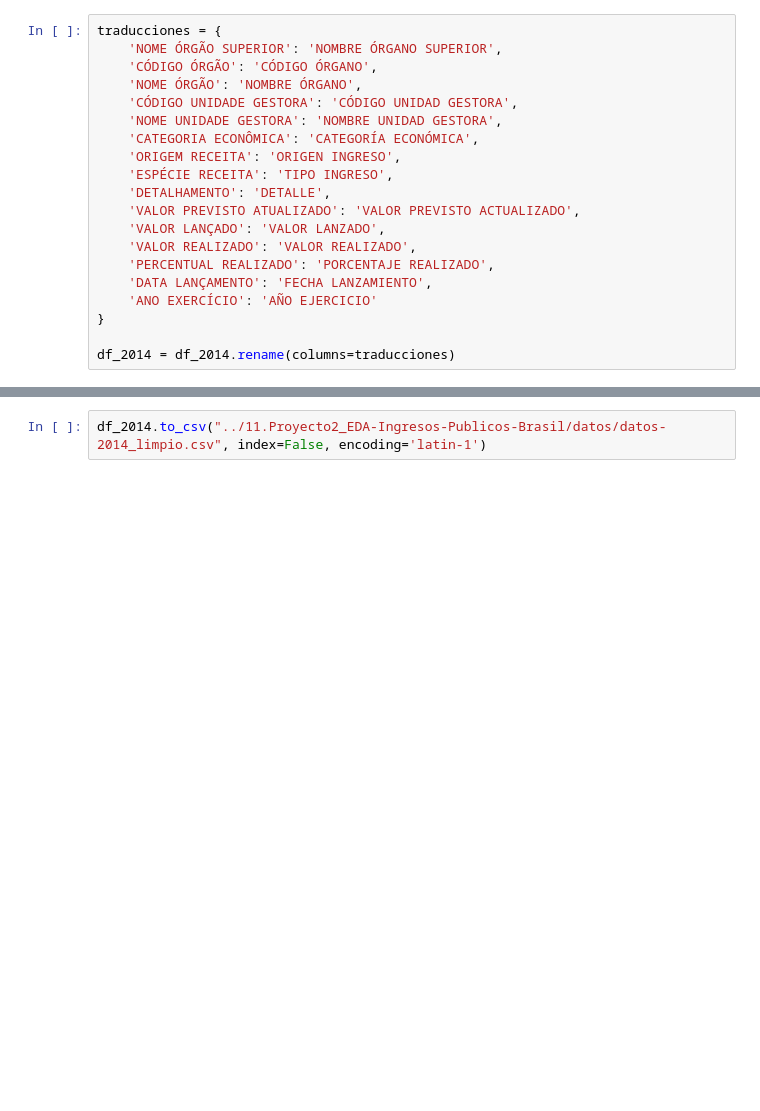
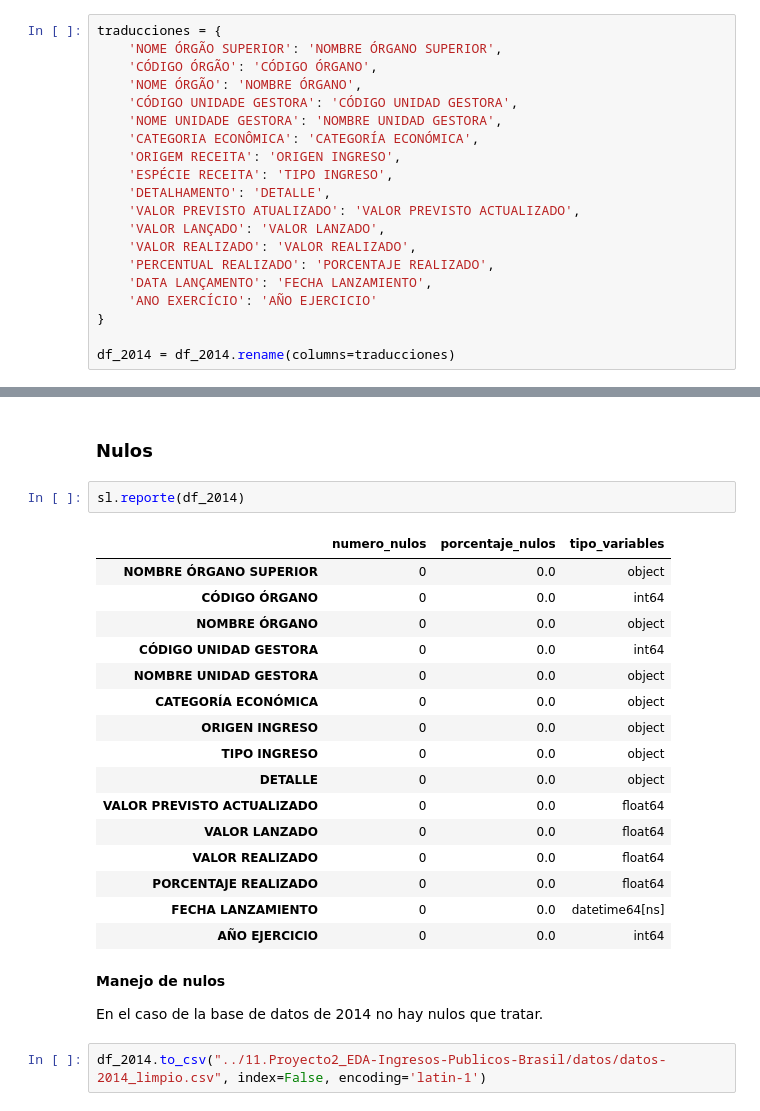
Before and after one commit to Gonzalo8julian/11.Proyecto2_EDA-Ingresos-Publicos-Brasil, a Jupyter notebook: 1.PROYECTO2_limpiezadatos.ipynb, the cells around one changed output, grey strips where cells are left out. Saved outputs shown, nothing was run; the diff lists cells and outputs as text; blank space fills up the shorter version.

```diff
--- a/1.PROYECTO2_limpiezadatos.ipynb
+++ b/1.PROYECTO2_limpiezadatos.ipynb
@@ -221,6 +242,31 @@ df_2014.head(1)
 |  | NOMBRE ÓRGANO SUPERIOR | CÓDIGO ÓRGANO | NOMBRE ÓRGANO | CÓDIGO UNIDAD GESTORA | ... |
 | CÓDIGO ÓRGÃO SUPERIOR |  |  |  |  | ... |
 | 63000 | Advocacia-Geral da União | 63000 | Advocacia-Geral da União - Unidad... | 110060 | ... |
+# %% [markdown]
+### Nulos
+# %%
+sl.reporte(df_2014)
+# %% [output]
+|  | numero_nulos | porcentaje_nulos | tipo_variables |
+| NOMBRE ÓRGANO SUPERIOR | 0 | 0.0 | object |
+| CÓDIGO ÓRGANO | 0 | 0.0 | int64 |
+| NOMBRE ÓRGANO | 0 | 0.0 | object |
+| CÓDIGO UNIDAD GESTORA | 0 | 0.0 | int64 |
+| NOMBRE UNIDAD GESTORA | 0 | 0.0 | object |
+| CATEGORÍA ECONÓMICA | 0 | 0.0 | object |
+| ORIGEN INGRESO | 0 | 0.0 | object |
+| TIPO INGRESO | 0 | 0.0 | object |
+| DETALLE | 0 | 0.0 | object |
+| VALOR PREVISTO ACTUALIZADO | 0 | 0.0 | float64 |
+| VALOR LANZADO | 0 | 0.0 | float64 |
+| VALOR REALIZADO | 0 | 0.0 | float64 |
+| PORCENTAJE REALIZADO | 0 | 0.0 | float64 |
+| FECHA LANZAMIENTO | 0 | 0.0 | datetime64[ns] |
+| AÑO EJERCICIO | 0 | 0.0 | int64 |
+# %% [markdown]
+**Manejo de nulos**
+
+En el caso de la base de datos de 2014 no hay nulos que tratar.
 # %%
 df_2014.to_csv("../11.Proyecto2_EDA-Ingresos-Publicos-Brasil/datos/datos-2014_limpio.csv", index=False, encoding='latin-1')
 # %%
```
Also changed, not shown: parts of 64 cells of this notebook, 2 other files.
